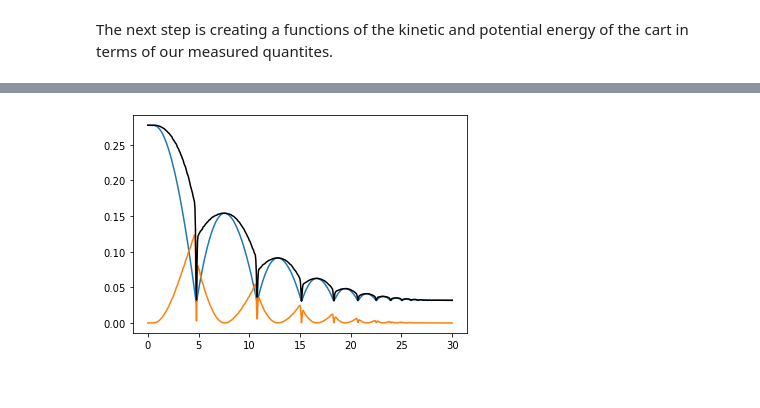
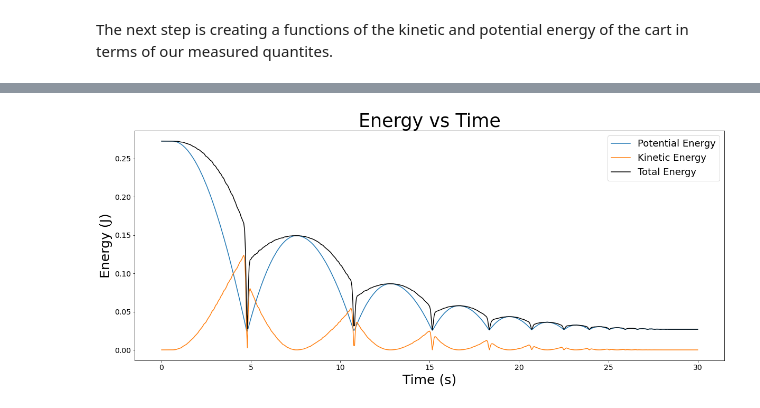
Before and after one commit to mattg1243/Energy-Conservation, a Jupyter notebook: lab9.ipynb, the cells around one changed output, grey strips where cells are left out. Drawn from its saved outputs; the diff is of its cells as text; code cells hidden in the pictures.

```diff
--- a/lab9.ipynb
+++ b/lab9.ipynb
@@ -83,14 +83,24 @@ plt.show()
 # %%
 # create the graph
 # assign coordinates
 x1 = data["Latest: Time (s)"]
 y1 = data["Potential Energy (J)"]
 x2 = data["Latest: Time (s)"]
 y2 = data["Kinetic Energy (J): 1/2mv^2"]
 x3 = data["Latest: Time (s)"]
 y3 = data["Total Energy(J)"]
-plt.plot(x1, y1, x2, y2)
-plt.plot(x3, y3, color="black")
+plt.plot(x1, y1, label="Potential Energy")
+plt.plot(x2, y2, label="Kinetic Energy")
+plt.plot(x3, y3, color="black", label="Total Energy")
+# chart config
+plt.rc('xtick',labelsize=14)
+plt.rc('ytick',labelsize=14)
+# title, labels and legend
+plt.title("Energy vs Time", size=35)
+plt.xlabel("Time (s)", size=25)
+plt.ylabel("Energy (J)", size=25)
+plt.legend(prop=dict(size=18))
+# display the char
 plt.show()
 # %% [output]
-[figure, old version]
+[figure, new version]
```
Also changed, not shown: parts of 5 cells of this notebook.
